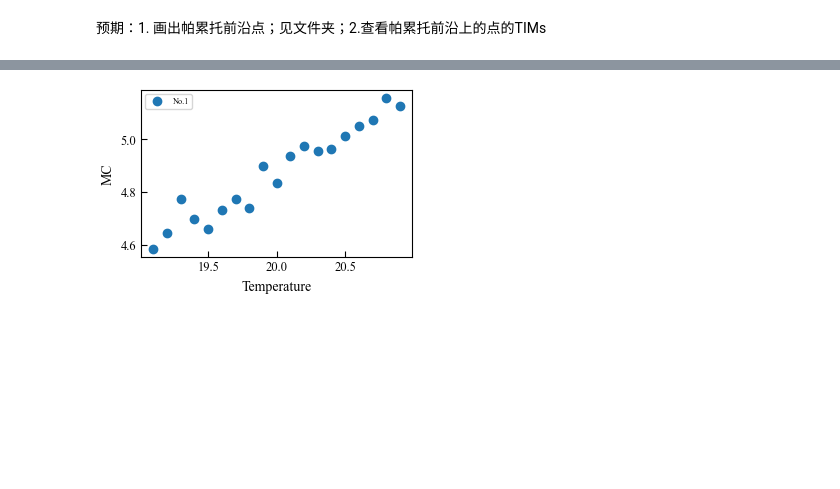
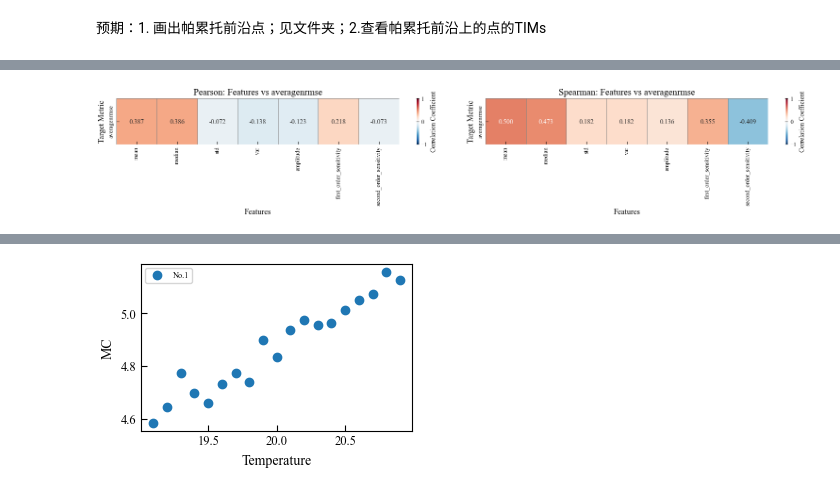
Before and after one commit to VvvpC/spnc_TIMs_heterogeneous, a Jupyter notebook: Analysis/Paretofront_points_TIMs_task.ipynb, the cells around one changed output, grey strips where cells are left out. Cells and saved outputs as stored; diff of their text form; code cells hidden in the pictures; blank space fills up the shorter version.

```diff
--- a/Analysis/Paretofront_points_TIMs_task.ipynb
+++ b/Analysis/Paretofront_points_TIMs_task.ipynb
@@ -108,0 +202,7 @@ print(f"包含的图例标签: {df_all['number'].unique()}")
+# %%
+# 单独提取number为10的储层数据，注意重新排序
+subset = df_all[df_all['number'] == 1].sort_values('temp')
+
+# 对mc_array进行TIMs特征分析
+analysis_results = analysis_TIMs_with_temperatures(subset['MC'])
+print(analysis_results)
@@ -108,0 +211,31 @@ print(f"包含的图例标签: {df_all['number'].unique()}")
+# %%
+import numpy as np
+#遍历所有number的储层，进行TIMs特征分析
+labels = df_all['number'].unique()
+# 创建一个字典来存储每个number的分析结果
+analysis_results_dict = {}
+for label in labels:
+    subset = df_all[df_all['number'] == label].sort_values('temp')
+    analysis_results = analysis_TIMs_with_temperatures(subset['MC'])
+    analysis_results_dict[label] = analysis_results
+
+# 将分析结果转换为DataFrame
+analysis_results_df = pd.DataFrame(analysis_results_dict)
+print(analysis_results_df)
+
+# 提取每个储层的averagenrmse数据
+filename = '../paretofront_points_TIMs_NARMA10/NARMA10_nrmse.csv'
+
+averagenrmse = pd.read_csv(filename)
+
+# 创建一个字典，number -> averagenrmse值
+averagenrmse_dict = dict(zip(averagenrmse['number'], averagenrmse['averagenrmse']))
+
+# 创建一行数据，索引对齐到analysis_results_df的列
+averagenrmse_row = pd.Series({
+    num: averagenrmse_dict.get(int(num) if isinstance(num, str) else num, np.nan)
+    for num in analysis_results_df.columns
+}, name='averagenrmse')
+
+# 添加到analysis_results_df
+analysis_results_df.loc['averagenrmse'] = averagenrmse_row
@@ -108,0 +260,6 @@ print(f"包含的图例标签: {df_all['number'].unique()}")
+# %%
+tims_features = ['mean', 'median', 'std', 'var', 'amplitude',
+                 'first_order_sensitivity', 'second_order_sensitivity']
+analyze_correlations(analysis_results_df,tims_features,target_metric='averagenrmse',plot=True)
+# %% [output]
+[figure, added]
```
Also changed, not shown: parts of 16 cells of this notebook, 47 other files.
